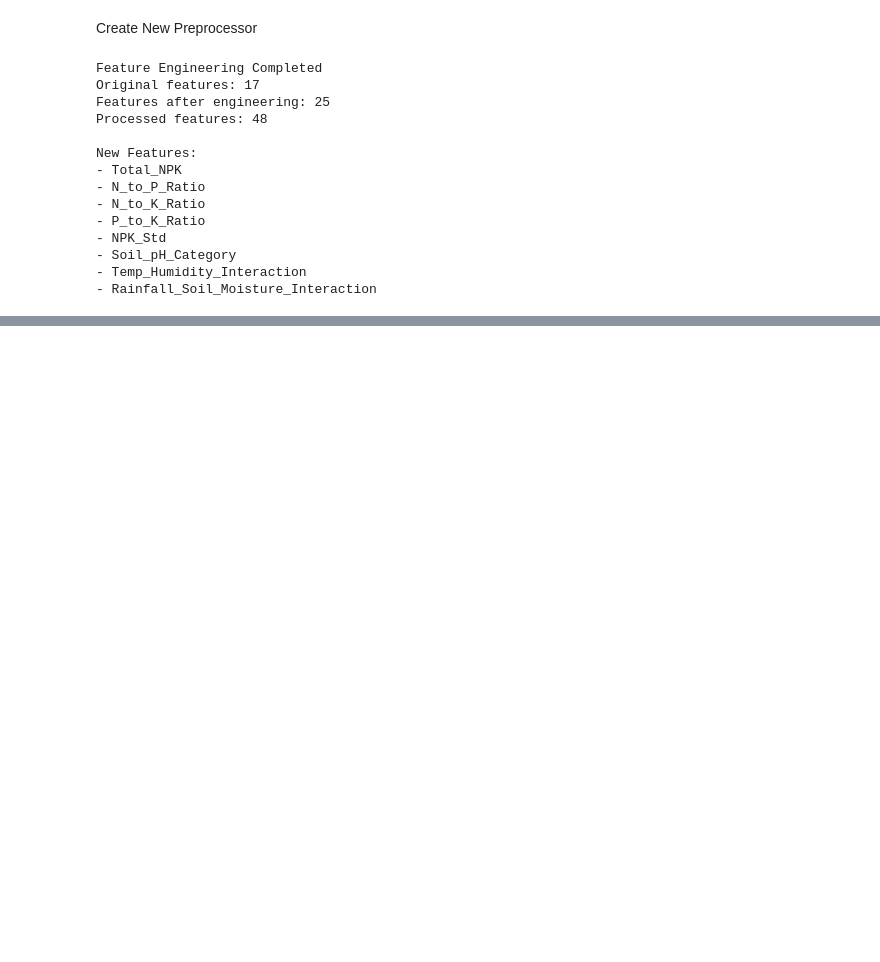
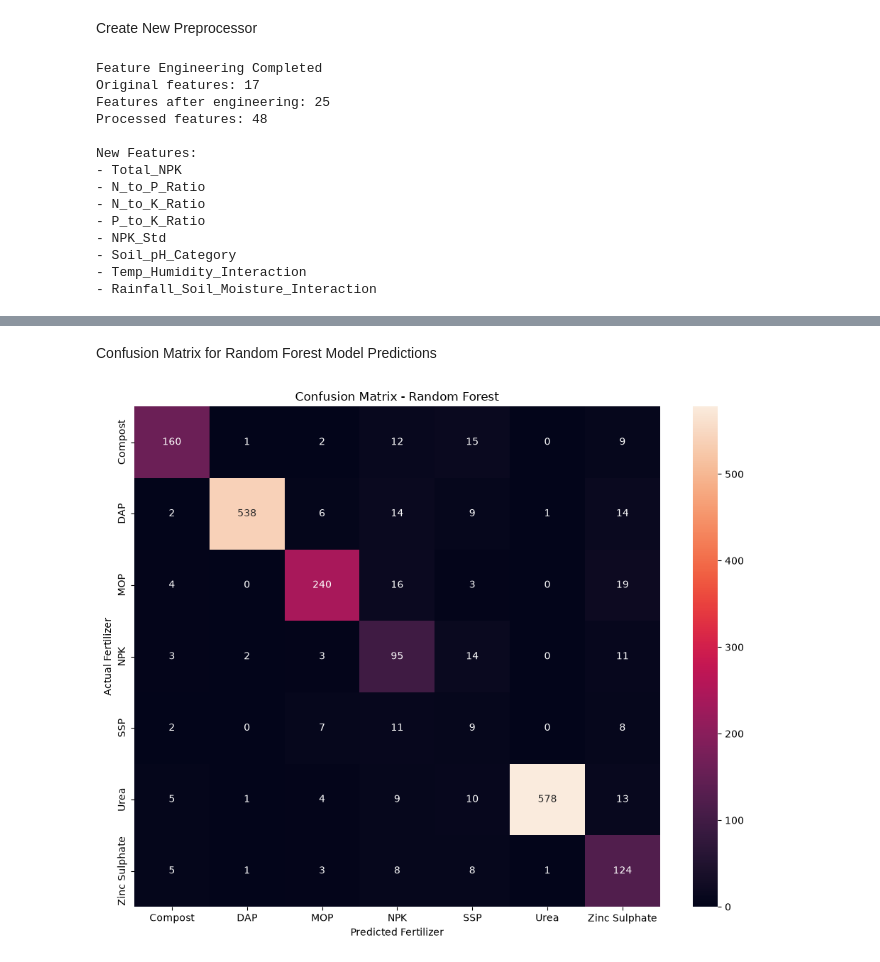
Before and after one commit to RumethW/AI-Powered-Fertilizer-Recommendation-System, a Jupyter notebook: ml_model.ipynb, the cells around one changed output, grey strips where cells are left out. Cells and saved outputs as stored; diff of their text form; code cells hidden in the pictures; blank space fills up the shorter version.

```diff
--- a/ml_model.ipynb
+++ b/ml_model.ipynb
@@ -422,0 +535,16 @@ New Features:
+# %%
+random_forest_model = RandomForestClassifier(
+    n_estimators = 300,
+    random_state = 42,
+    class_weight="balanced",
+    n_jobs = -1
+)
+
+random_forest_model, random_forest_predictions = evaluate_model(
+    random_forest_model,
+    X_train_fe_processed,
+    Y_train_encoded,
+    X_test_fe_processed,
+    Y_test_encoded,
+    "Random Forest"
+)
@@ -422,0 +607,28 @@ New Features:
+# %% [markdown]
+Confusion Matrix for Random Forest Model Predictions
+# %%
+# Calculate the confusion matrix using the actual and predicted labels
+cm = confusion_matrix(
+    Y_test_encoded,
+    random_forest_predictions
+)
+
+plt.figure(figsize=(10, 8))     # Create a figure for the confusion matrix
+
+sns.heatmap(    # Display the confusion matrix as a heatmap
+    cm,
+    annot=True,     # Display the values inside each cell
+    fmt="d",    # Format the values as integers
+    xticklabels=label_encoder.classes_,     # Labels for predicted classes
+    yticklabels=label_encoder.classes_  # Labels for actual classes
+)
+
+plt.title("Confusion Matrix - Random Forest")
+
+plt.xlabel("Predicted Fertilizer")
+plt.ylabel("Actual Fertilizer")
+
+plt.tight_layout()
+plt.show()
+# %% [output]
+[figure, added]
```
Also changed, not shown: parts of 17 cells of this notebook.
